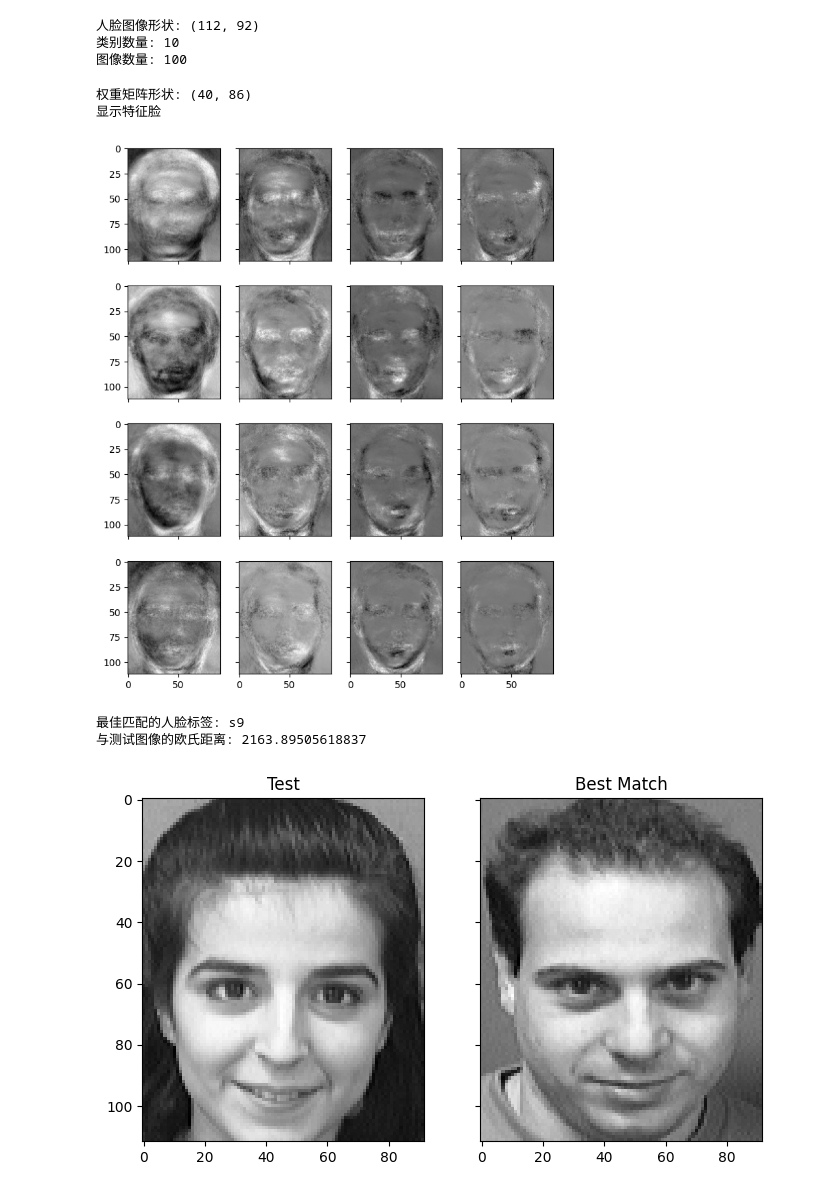
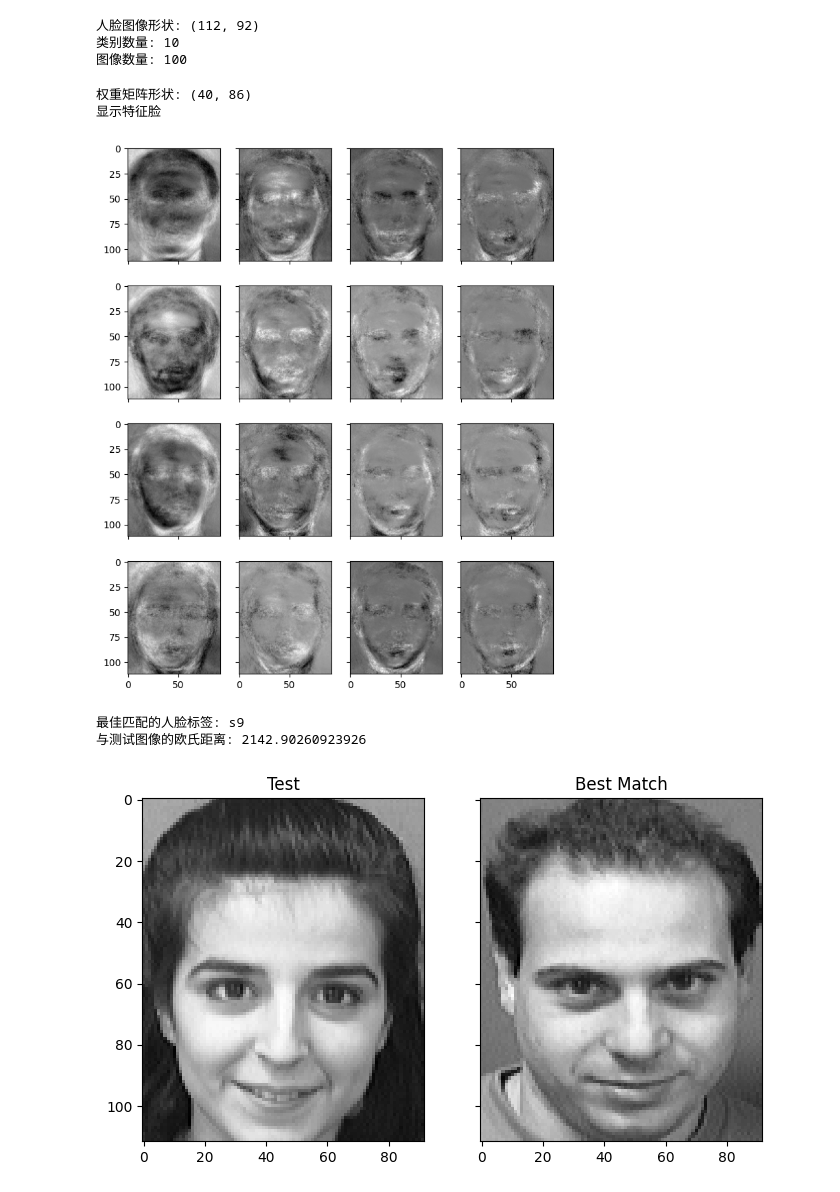
Before and after one commit to TonyHuang6666/Manifold-Learning, a Jupyter notebook: Locality preserving projection/LPP-Face recognition.ipynb, the cells around one changed output. Drawn from its saved outputs; the diff is of its cells as text; code cells hidden in the pictures.

```diff
--- a/Locality preserving projection/LPP-Face recognition.ipynb
+++ b/Locality preserving projection/LPP-Face recognition.ipynb
@@ -18,16 +18,16 @@ def knn_graph(Data, method, k):
     - k: 最近邻的数量
 
     Returns:
-    - knn_graph: k近邻图的邻接矩阵，W[i, j]表示样本点i和j之间是否相连
+    - knn_adjacency_matrix: k近邻图的邻接矩阵，W[i, j]表示样本点i和j之间是否相连
     """
     # 获取样本点的数量
     n = Data.shape[0]
     # 初始化k近邻图的邻接矩阵
-    knn_graph = np.zeros((n, n))
+    knn_adjacency_matrix = np.zeros((n, n))
     # 计算欧式距离矩阵
     distances = np.sqrt(np.sum((Data[:, None] - Data) ** 2, axis=2))
     if method == 'epsilon':
-        return knn_graph, distances
+        return knn_adjacency_matrix, distances
     # 获取每个样本点的最近邻索引
     indices = np.argsort(distances, axis=1)[:, 1:k+1]
     # 构建k近邻图的权重矩阵
@@ -35,9 +35,9 @@ def knn_graph(Data, method, k):
     for i in range(n):
         # 将样本点i与其最近邻之间的权重设置为1
         for j in indices[i]:
-            knn_graph[i, j] = 1
-            knn_graph[j, i] = 1  # 由于是无向图，因此也需要设置对称位置的权重为1
-    return knn_graph, distances
+            knn_adjacency_matrix[i, j] = 1
+            knn_adjacency_matrix[j, i] = 1  # 由于是无向图，因此也需要设置对称位置的权重为1
+    return knn_adjacency_matrix, distances
 
 # 以每个点到其他所有点的平均值作为每个数据点的平均邻域半径
 def compute_avg_radius(Data, distances):
@@ -182,36 +182,36 @@ for key, val in faces.items():
 
 # 创建一个NxM矩阵，其中N为图像数量，M为每个图像的像素数
 facematrix = np.array(facematrix)
 
 # 转置facematrix以匹配矩阵乘法的预期形状
 facematrix = facematrix.T
 
 # 应用LPP并选择前K个主成分作为特征脸
 n_components = 40
-n_neighbors = 3200
-t = 64000
+n_neighbors = 3600
+t = 100000
 
 # eigenfaces = LPP(facematrix, n_components, n_neighbors, t)
 lpp = LocalityPreservingProjection(n_neighbors=n_neighbors, n_components=n_components)
 lpp.fit(facematrix)
 #eigenfaces = lpp.transform(facematrix)
 
 eigenfaces = LPP(facematrix, n_components, n_neighbors, t)
 
 # 生成权重矩阵，其中K为特征脸数量，N为样本数量
 weights = eigenfaces.T @ facematrix
 print("权重矩阵形状:", weights.shape)
 
 # 显示前16个特征脸
 fig, axes = plt.subplots(4, 4, sharex=True, sharey=True, figsize=(8, 10))
 for i in range(16):
     axes[i%4][i//4].imshow(eigenfaces[:, i].reshape(faces["s1/1.pgm"].shape), cmap="gray")
 print("显示特征脸")
 plt.show()
 # %% [output]
 权重矩阵形状: (40, 86)
 显示特征脸
-[figure, old version]
+[figure, new version]
 # %%
 def test_image(image_path, eigenfaces, mean_face, facelabel, weights):
     # 读取测试图像
@@ -254,5 +254,5 @@ axes[1].set_title("Best Match")
 plt.show()
 # %% [output]
 最佳匹配的人脸标签: s9
-与测试图像的欧氏距离: 2163.89505618837
+与测试图像的欧氏距离: 2142.90260923926
 [figure]
```
Also changed, not shown: 2 other files.
